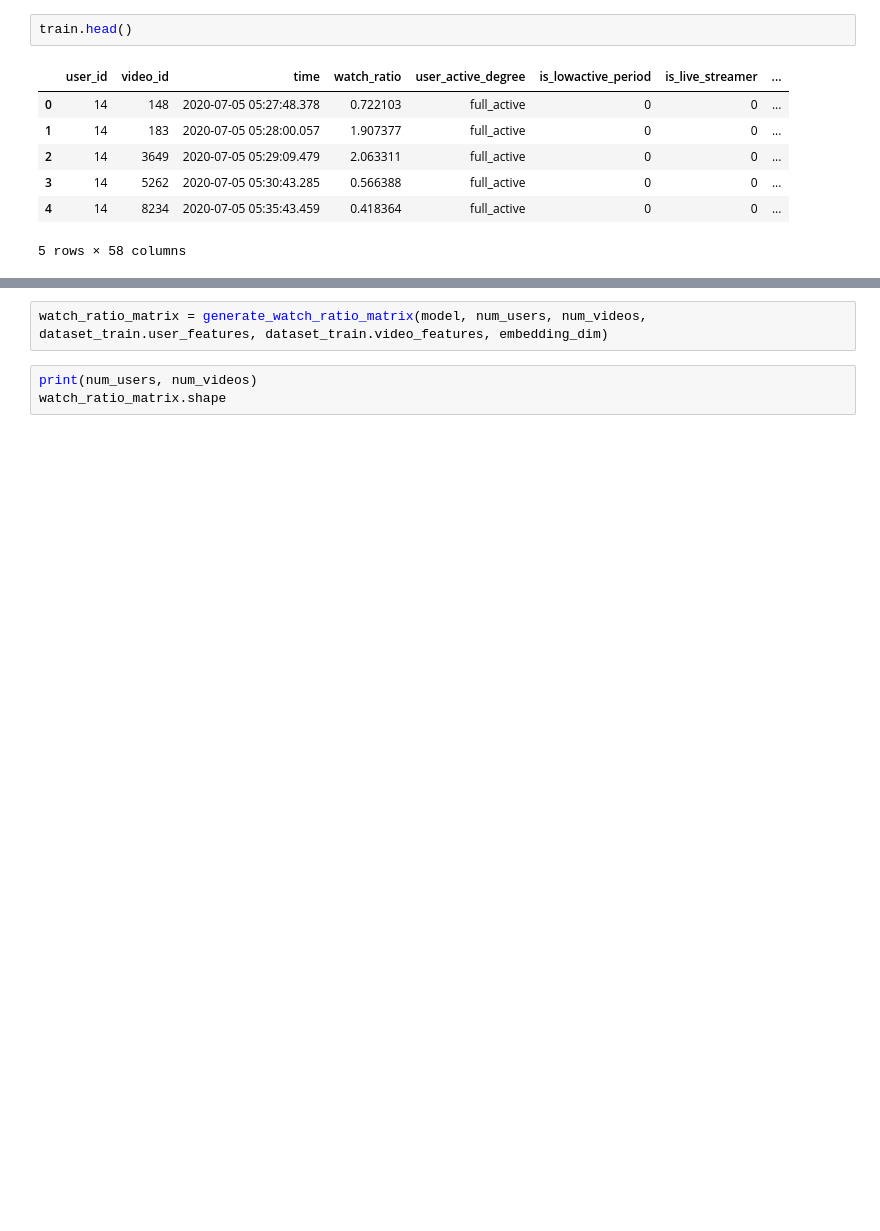
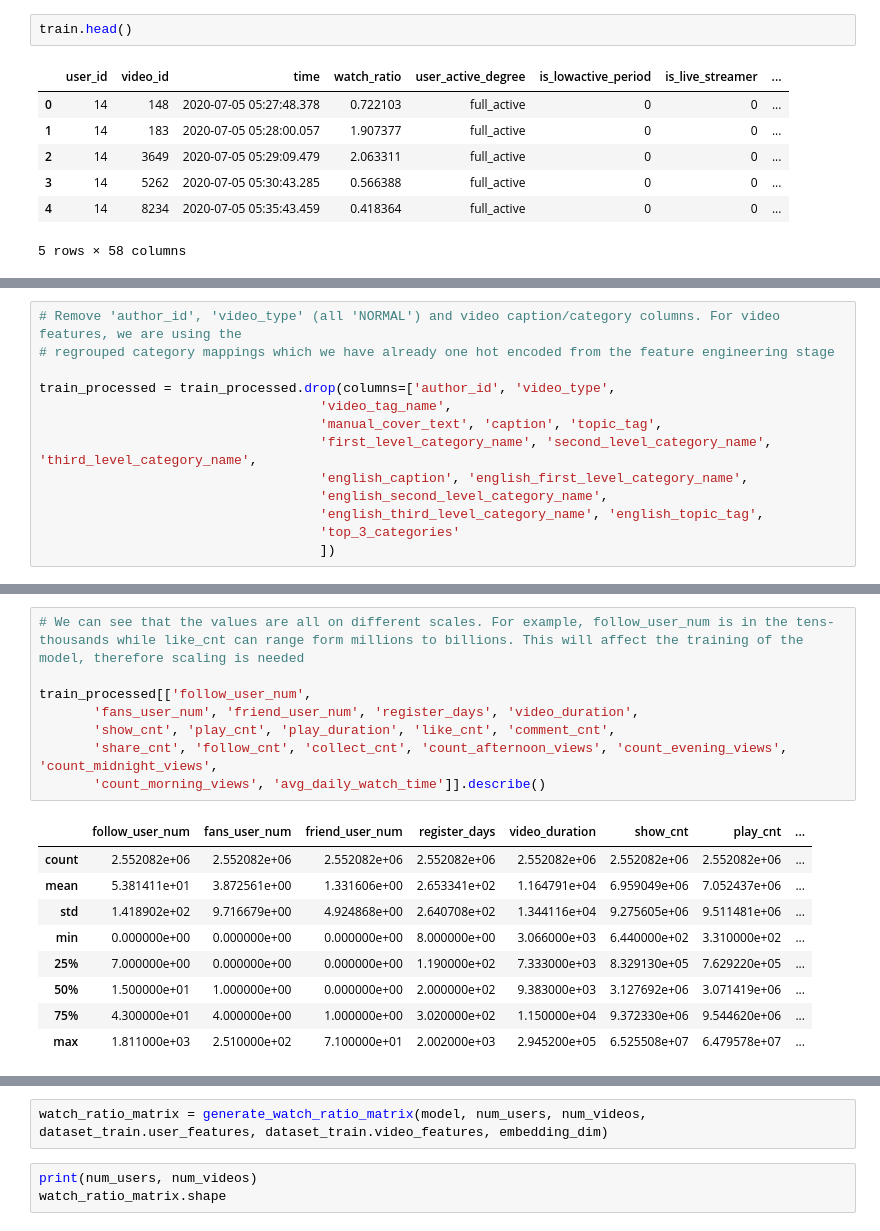
Before and after one commit to jiaawe/kuaishou-recommender, a Jupyter notebook: model/model_ncf.ipynb, the cells around one changed output, grey strips where cells are left out. Drawn from its saved outputs; the diff is of its cells as text; blank space fills up the shorter version.

```diff
--- a/model/model_ncf.ipynb
+++ b/model/model_ncf.ipynb
@@ -423,0 +76,13 @@ class NCF(nn.Module):
+# %%
+# Remove 'author_id', 'video_type' (all 'NORMAL') and video caption/category columns. For video features, we are using the
+# regrouped category mappings which we have already one hot encoded from the feature engineering stage
+
+train_processed = train_processed.drop(columns=['author_id', 'video_type',
+                                    'video_tag_name',
+                                    'manual_cover_text', 'caption', 'topic_tag',
+                                    'first_level_category_name', 'second_level_category_name', 'third_level_category_name',
+                                    'english_caption', 'english_first_level_category_name',
+                                    'english_second_level_category_name',
+                                    'english_third_level_category_name', 'english_topic_tag',
+                                    'top_3_categories'
+                                    ])
@@ -423,0 +109,18 @@ class NCF(nn.Module):
+# %%
+# We can see that the values are all on different scales. For example, follow_user_num is in the tens-thousands while like_cnt can range form millions to billions. This will affect the training of the model, therefore scaling is needed
+
+train_processed[['follow_user_num',
+       'fans_user_num', 'friend_user_num', 'register_days', 'video_duration',
+       'show_cnt', 'play_cnt', 'play_duration', 'like_cnt', 'comment_cnt',
+       'share_cnt', 'follow_cnt', 'collect_cnt', 'count_afternoon_views', 'count_evening_views', 'count_midnight_views',
+       'count_morning_views', 'avg_daily_watch_time']].describe()
+# %% [output]
+|  | follow_user_num | fans_user_num | friend_user_num | register_days | video_duration | show_cnt | play_cnt | ... |
+| count | 2.552082e+06 | 2.552082e+06 | 2.552082e+06 | 2.552082e+06 | 2.552082e+06 | 2.552082e+06 | 2.552082e+06 | ... |
+| mean | 5.381411e+01 | 3.872561e+00 | 1.331606e+00 | 2.653341e+02 | 1.164791e+04 | 6.959049e+06 | 7.052437e+06 | ... |
+| std | 1.418902e+02 | 9.716679e+00 | 4.924868e+00 | 2.640708e+02 | 1.344116e+04 | 9.275605e+06 | 9.511481e+06 | ... |
+| min | 0.000000e+00 | 0.000000e+00 | 0.000000e+00 | 8.000000e+00 | 3.066000e+03 | 6.440000e+02 | 3.310000e+02 | ... |
+| 25% | 7.000000e+00 | 0.000000e+00 | 0.000000e+00 | 1.190000e+02 | 7.333000e+03 | 8.329130e+05 | 7.629220e+05 | ... |
+| 50% | 1.500000e+01 | 1.000000e+00 | 0.000000e+00 | 2.000000e+02 | 9.383000e+03 | 3.127692e+06 | 3.071419e+06 | ... |
+| 75% | 4.300000e+01 | 4.000000e+00 | 1.000000e+00 | 3.020000e+02 | 1.150000e+04 | 9.372330e+06 | 9.544620e+06 | ... |
+| max | 1.811000e+03 | 2.510000e+02 | 7.100000e+01 | 2.002000e+03 | 2.945200e+05 | 6.525508e+07 | 6.479578e+07 | ... |
```
Also changed, not shown: parts of 60 cells of this notebook, 2 other files.
